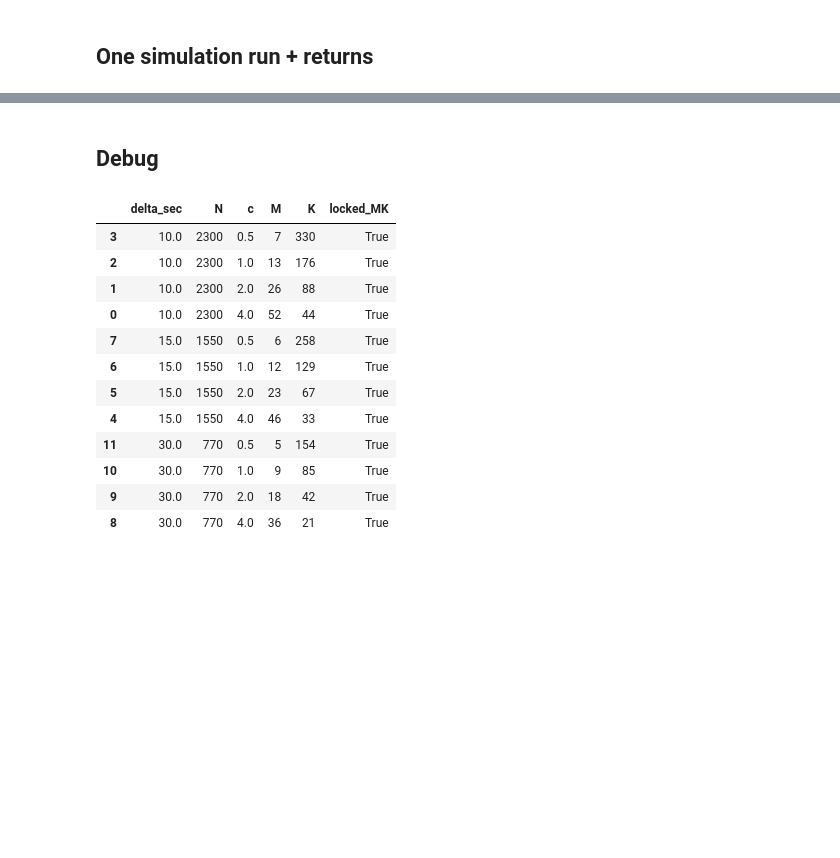
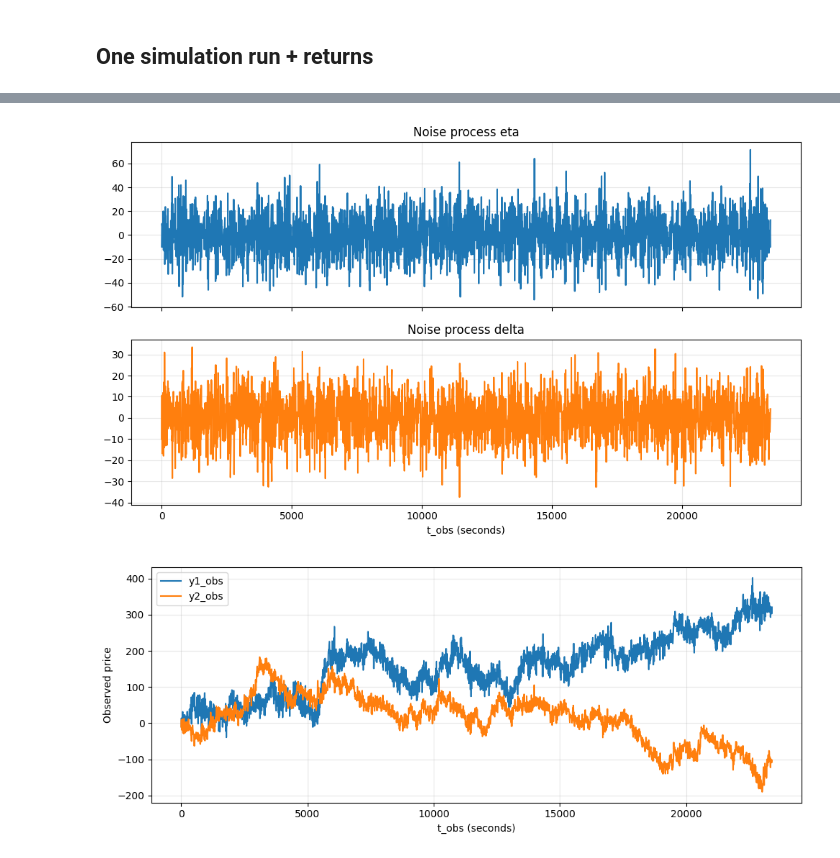
Before and after one commit to tmethasate/replication-packages, a Jupyter notebook: notebooks/uo2009_01_mc_table1.ipynb, the cells around one changed output, grey strips where cells are left out. Drawn from its saved outputs; the diff is of its cells as text; code cells hidden in the pictures; blank space fills up the shorter version.

```diff
--- a/notebooks/uo2009_01_mc_table1.ipynb
+++ b/notebooks/uo2009_01_mc_table1.ipynb
@@ -60,7 +27,8 @@ out = simulate_section4_1_1(
 )
 
 y = out.y_obs                 # (n_obs, 2)
-r = np.diff(y, axis=0)        # (n_obs-1, 2)
-r1, r2 = r[:, 0], r[:, 1]
+t_obs = out.t_obs                 # (n_obs, 1)
 
-r1[:5], r2[:5], out.meta["n_obs"]
+# Observed prices of the two assets
+y1_obs = y[:, 0]
+y2_obs = y[:, 1]
@@ -263,19 +35,28 @@ panel_plus, panel_minus, panel_m2
-# %% [markdown]
-## Debug
-# %%
-check = df[df["delta_sec"].isin([10.0, 15.0, 30.0])][["delta_sec", "N", "c", "M", "K", "locked_MK"]]
-check.sort_values(["delta_sec", "c"])
-# %% [output]
-|  | delta_sec | N | c | M | K | locked_MK |
-| 3 | 10.0 | 2300 | 0.5 | 7 | 330 | True |
-| 2 | 10.0 | 2300 | 1.0 | 13 | 176 | True |
-| 1 | 10.0 | 2300 | 2.0 | 26 | 88 | True |
-| 0 | 10.0 | 2300 | 4.0 | 52 | 44 | True |
-| 7 | 15.0 | 1550 | 0.5 | 6 | 258 | True |
-| 6 | 15.0 | 1550 | 1.0 | 12 | 129 | True |
-| 5 | 15.0 | 1550 | 2.0 | 23 | 67 | True |
-| 4 | 15.0 | 1550 | 4.0 | 46 | 33 | True |
-| 11 | 30.0 | 770 | 0.5 | 5 | 154 | True |
-| 10 | 30.0 | 770 | 1.0 | 9 | 85 | True |
-| 9 | 30.0 | 770 | 2.0 | 18 | 42 | True |
-| 8 | 30.0 | 770 | 4.0 | 36 | 21 | True |
+# %%
+# Noise processes
+noise = out.noise
+eta = noise[:, 0]
+delta = noise[:, 1]
+
+fig, ax = plt.subplots(2, 1, sharex=True, figsize=(10, 6))
+ax[0].plot(t_obs, eta, label="eta")
+ax[0].set_title("Noise process eta")
+ax[1].plot(t_obs, delta, label="delta", color="tab:orange")
+ax[1].set_title("Noise process delta")
+ax[1].set_xlabel("t_obs (seconds)")
+for a in ax:
+    a.grid(True, alpha=0.3)
+plt.tight_layout()
+
+# Observed prices
+fig, ax = plt.subplots(figsize=(10, 4))
+ax.plot(t_obs, y1_obs, label="y1_obs")
+ax.plot(t_obs, y2_obs, label="y2_obs")
+ax.set_xlabel("t_obs (seconds)")
+ax.set_ylabel("Observed price")
+ax.legend()
+ax.grid(True, alpha=0.3)
+plt.tight_layout()
+# %% [output]
+[figure, added]
+[figure, added]
```
Also changed, not shown: parts of 16 cells of this notebook, 24 other files.
